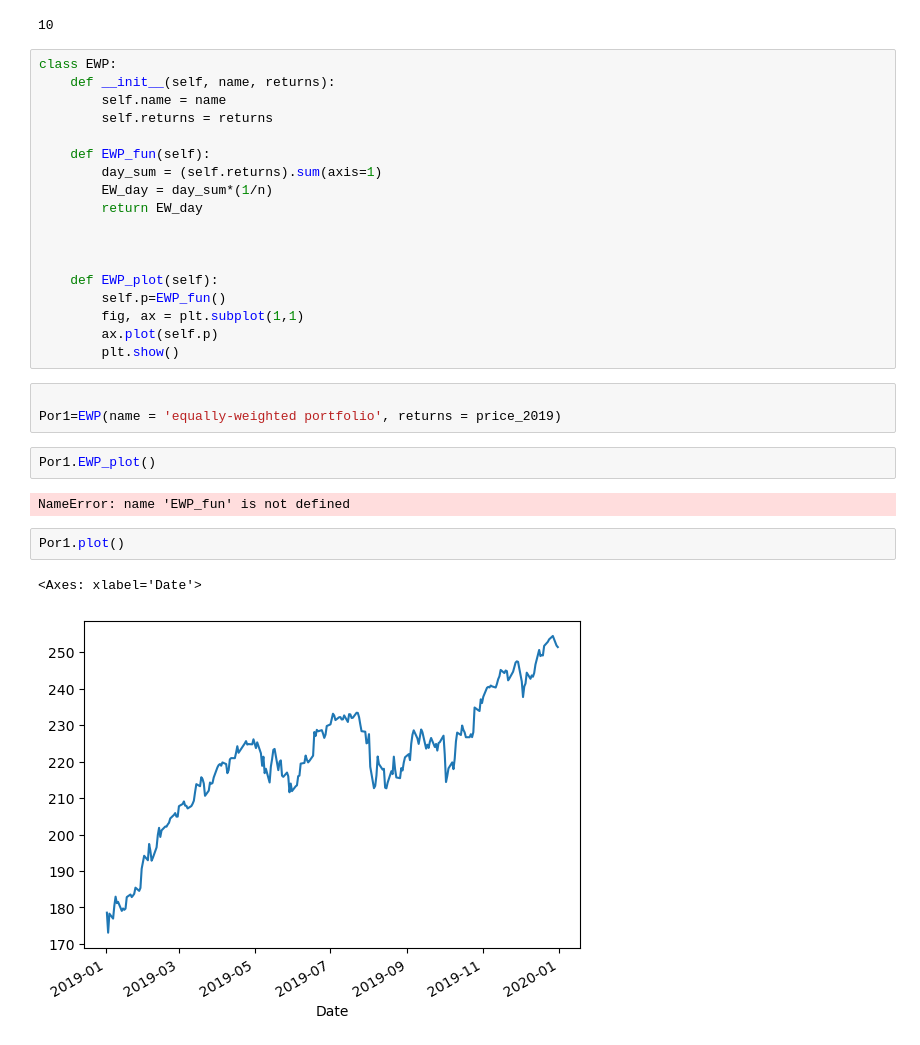
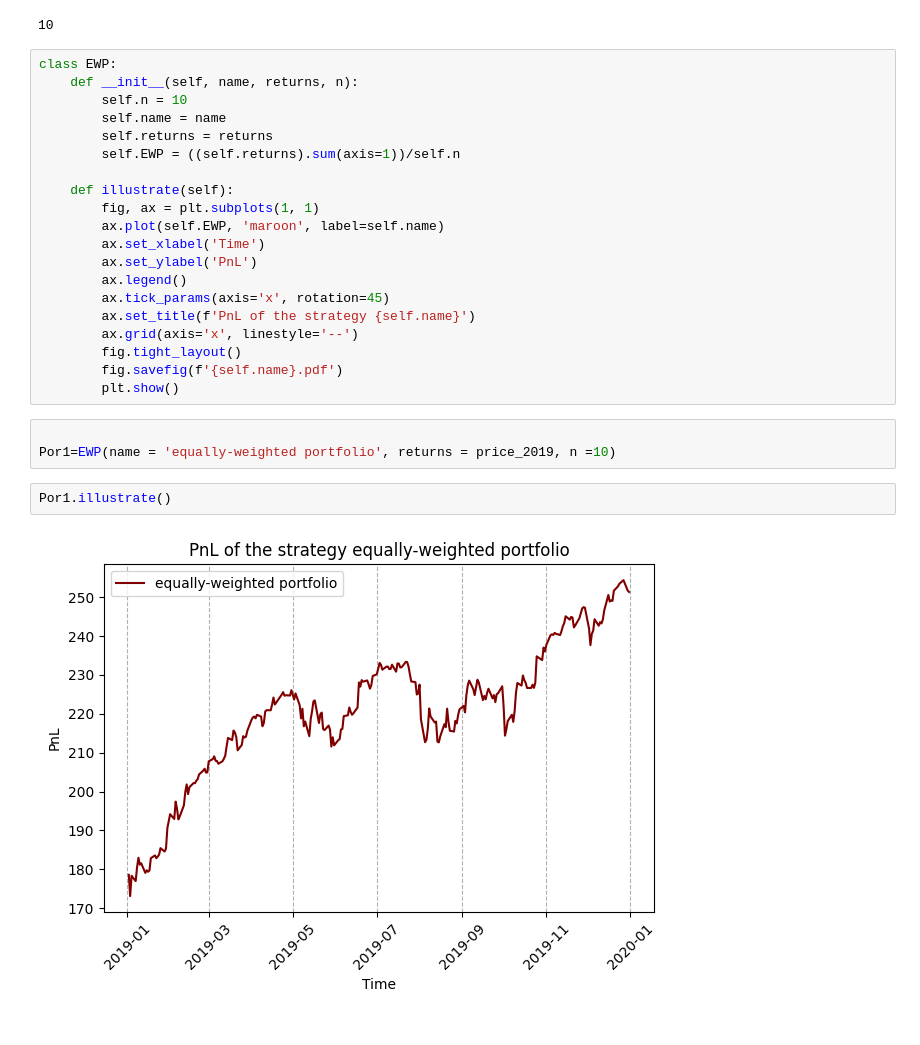
Before and after one commit to kMordarski/Python_for_Optimization_and_Finance, a Jupyter notebook: PythProjGit/PythProjGitR.ipynb, the cells around one changed output. Cells and saved outputs as stored; diff of their text form.

```diff
--- a/PythProjGit/PythProjGitR.ipynb
+++ b/PythProjGit/PythProjGitR.ipynb
@@ -314,31 +314,28 @@ n
 10
 # %%
 class EWP:
-    def __init__(self, name, returns):
+    def __init__(self, name, returns, n):
+        self.n = 10
         self.name = name
         self.returns = returns
+        self.EWP = ((self.returns).sum(axis=1))/self.n
 
-    def EWP_fun(self):
-        day_sum = (self.returns).sum(axis=1)
-        EW_day = day_sum*(1/n)
-        return EW_day
-
-
-
-    def EWP_plot(self):
-        self.p=EWP_fun()
-        fig, ax = plt.subplot(1,1)
-        ax.plot(self.p)
+    def illustrate(self):
+        fig, ax = plt.subplots(1, 1)
+        ax.plot(self.EWP, 'maroon', label=self.name)
+        ax.set_xlabel('Time')
+        ax.set_ylabel('PnL')
+        ax.legend()
+        ax.tick_params(axis='x', rotation=45)
+        ax.set_title(f'PnL of the strategy {self.name}')
+        ax.grid(axis='x', linestyle='--')
+        fig.tight_layout()
+        fig.savefig(f'{self.name}.pdf')
         plt.show()
 # %%
 
-Por1=EWP(name = 'equally-weighted portfolio', returns = price_2019)
+Por1=EWP(name = 'equally-weighted portfolio', returns = price_2019, n =10)
 # %%
-Por1.EWP_plot()
+Por1.illustrate()
 # %% [output]
-NameError: name 'EWP_fun' is not defined
+[figure, added]
-# %%
-Por1.plot()
-# %% [output]
-<Axes: xlabel='Date'>
-[figure, removed]
```
Also changed, not shown: parts of 1 cell of this notebook, 1 other file.
